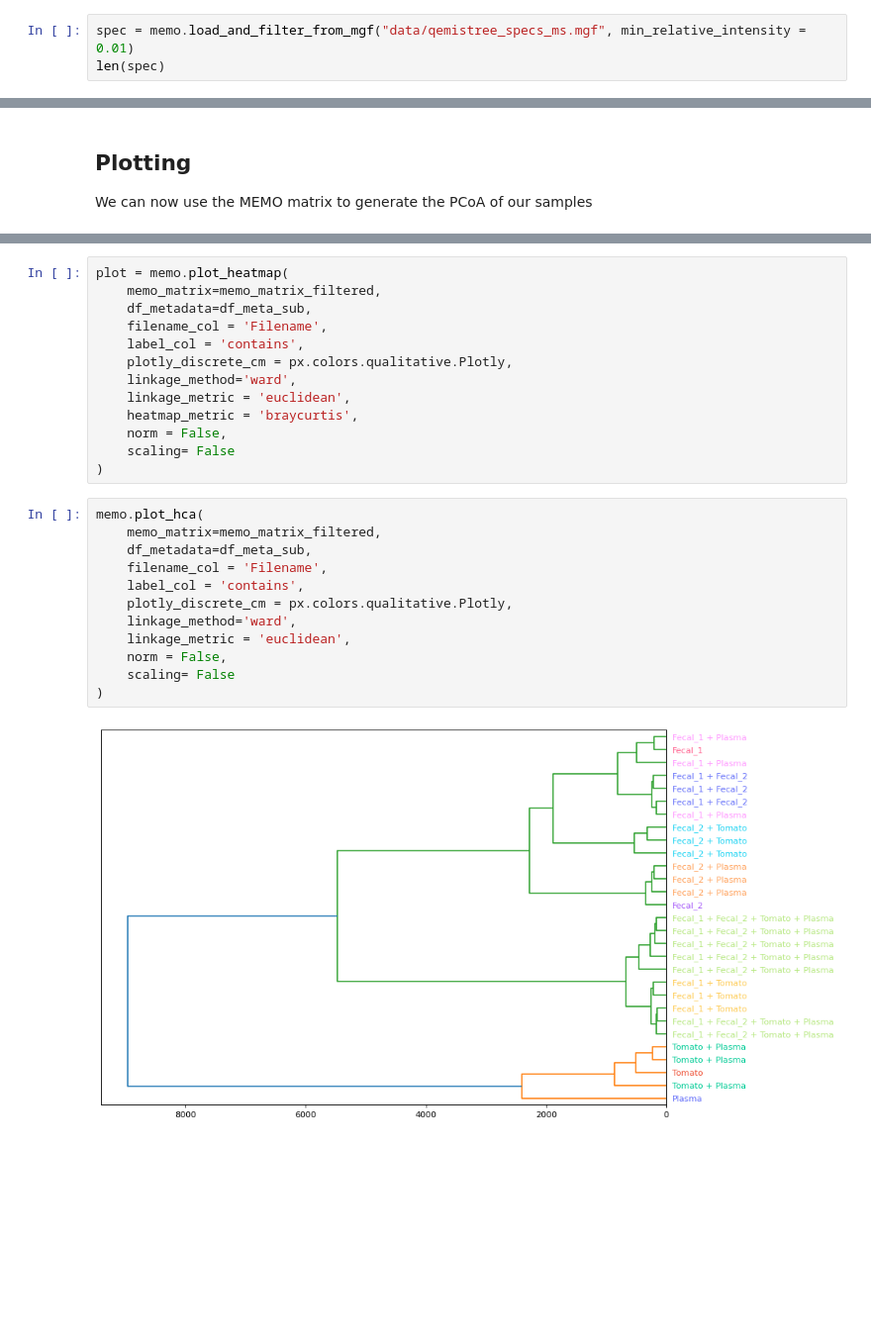
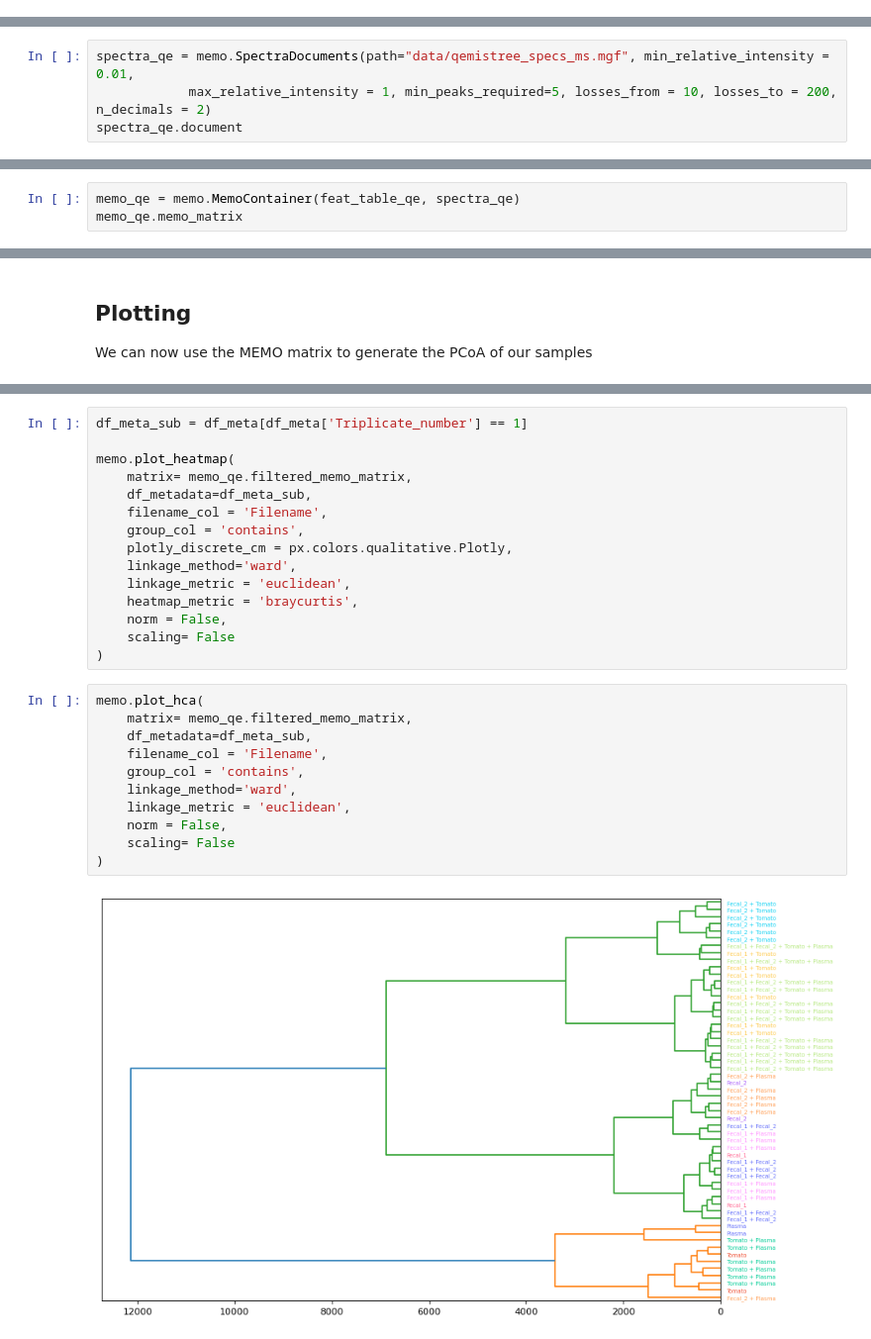
Before and after one commit to mandelbrot-project/memo, a Jupyter notebook: tutorial_memo.ipynb, the cells around one changed output, grey strips where cells are left out. Shown at 99% size. Saved outputs shown, nothing was run; the diff lists cells and outputs as text; blank space fills up the shorter version.

```diff
--- a/tutorial_memo.ipynb
+++ b/tutorial_memo.ipynb
@@ -93,3 +92,0 @@ Since MEMO relies on the occurence of MS2 fragments/losses in samples to compare
-# %%
-spec = memo.load_and_filter_from_mgf("data/qemistree_specs_ms.mgf", min_relative_intensity = 0.01)
-len(spec)
@@ -118,0 +93,4 @@ doc
+# %%
+spectra_qe = memo.SpectraDocuments(path="data/qemistree_specs_ms.mgf", min_relative_intensity = 0.01,
+            max_relative_intensity = 1, min_peaks_required=5, losses_from = 10, losses_to = 200, n_decimals = 2)
+spectra_qe.document
@@ -160,0 +115,3 @@ memo_matrix_filtered
+# %%
+memo_qe = memo.MemoContainer(feat_table_qe, spectra_qe)
+memo_qe.memo_matrix
@@ -181,9 +184,11 @@ df_meta_sub = df_meta[(df_meta['Triplicate_number'] == 2)&(df_meta['Experiment']
 # %%
-plot = memo.plot_heatmap(
-    memo_matrix=memo_matrix_filtered,
+df_meta_sub = df_meta[df_meta['Triplicate_number'] == 1]
+
+memo.plot_heatmap(
+    matrix= memo_qe.filtered_memo_matrix,
     df_metadata=df_meta_sub,
     filename_col = 'Filename',
-    label_col = 'contains',
+    group_col = 'contains',
     plotly_discrete_cm = px.colors.qualitative.Plotly,
     linkage_method='ward',
     linkage_metric = 'euclidean',
@@ -193,15 +198,14 @@ plot = memo.plot_heatmap(
 )
 # %%
 memo.plot_hca(
-    memo_matrix=memo_matrix_filtered,
+    matrix= memo_qe.filtered_memo_matrix,
     df_metadata=df_meta_sub,
     filename_col = 'Filename',
-    label_col = 'contains',
-    plotly_discrete_cm = px.colors.qualitative.Plotly,
+    group_col = 'contains',
     linkage_method='ward',
     linkage_metric = 'euclidean',
     norm = False,
     scaling= False
 )
 # %% [output]
-[figure, old version]
+[figure, new version]
```
Also changed, not shown: parts of 27 cells of this notebook, 9 other files.
